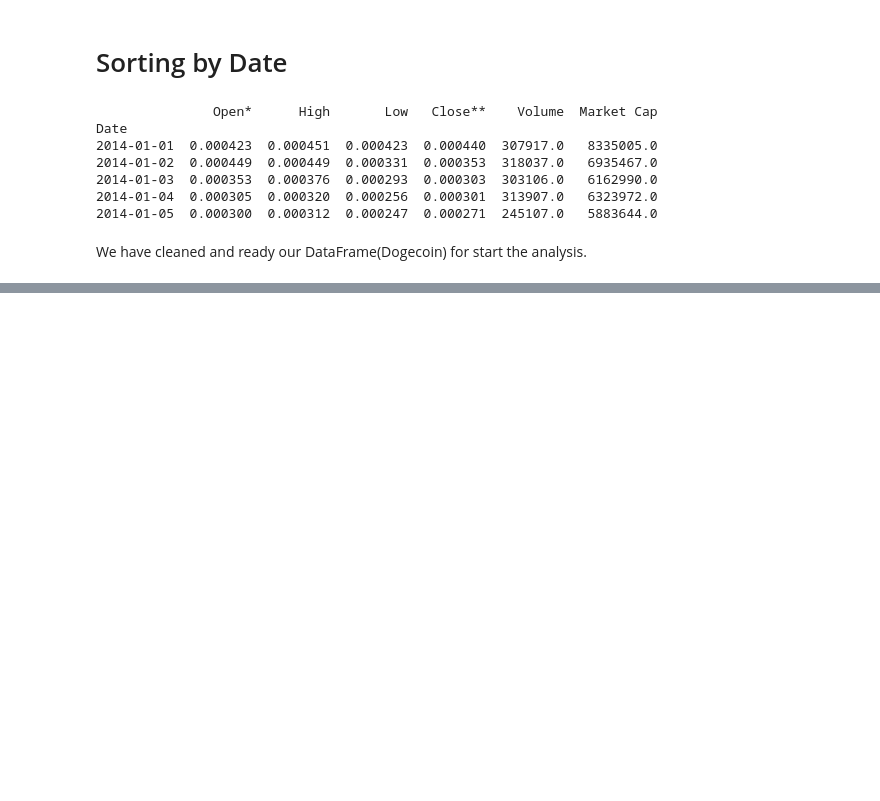
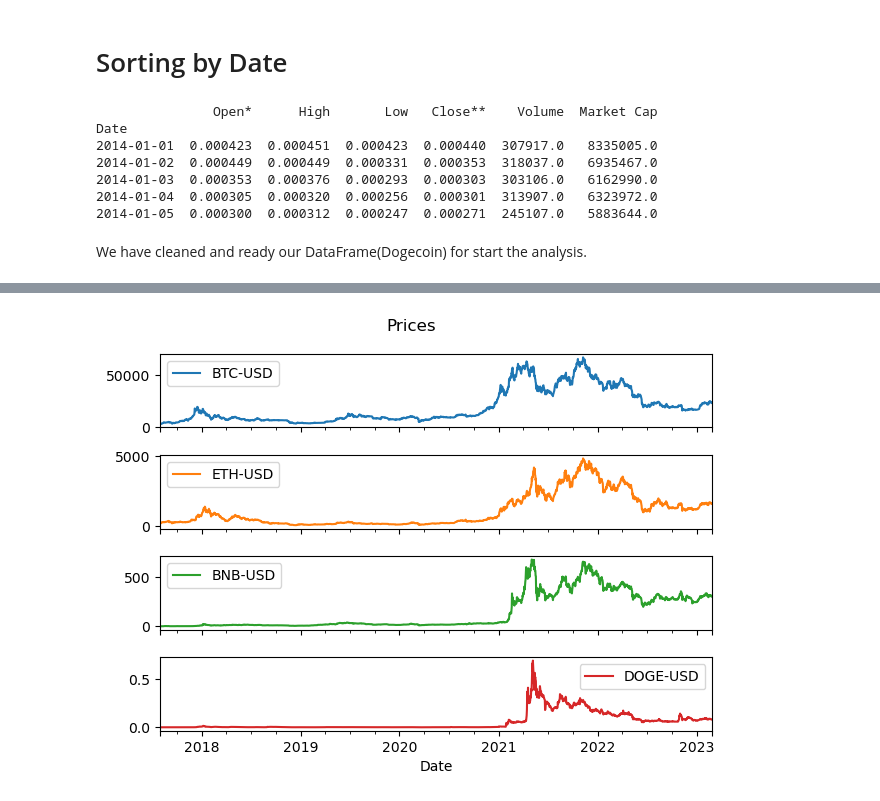
Before and after one commit to KaryShann/CryptoMarketAnalysis, a Jupyter notebook: Project Python in Finance.ipynb, the cells around one changed output, grey strips where cells are left out. Cells and saved outputs as stored; diff of their text form; code cells hidden in the pictures; blank space fills up the shorter version.

```diff
--- a/Project Python in Finance.ipynb
+++ b/Project Python in Finance.ipynb
@@ -858,0 +909,5 @@ We have cleaned and ready our DataFrame(Dogecoin) for start the analysis.
+# %%
+filteredprices.plot(subplots=True, title = 'Prices')
+plt.tight_layout(); plt.show()
+# %% [output]
+[figure, added]
```
Also changed, not shown: parts of 33 cells of this notebook.
